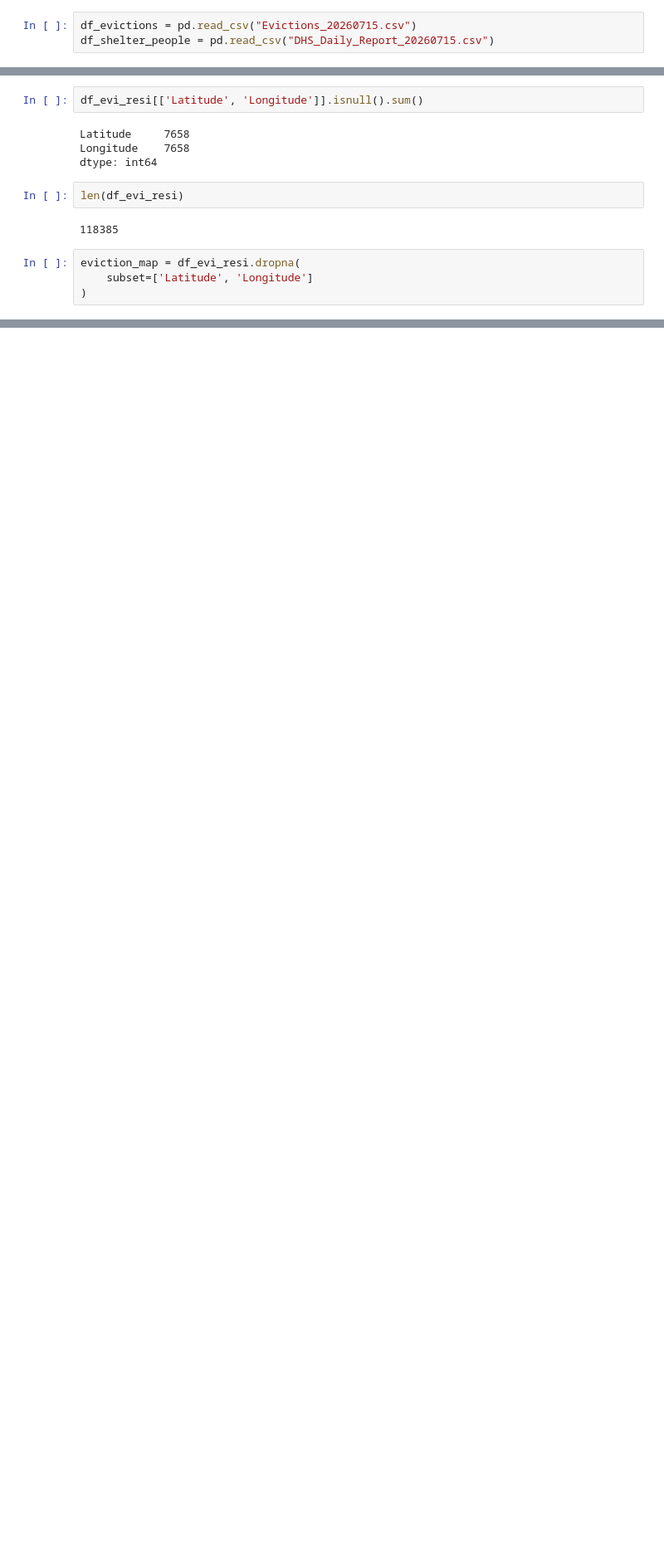
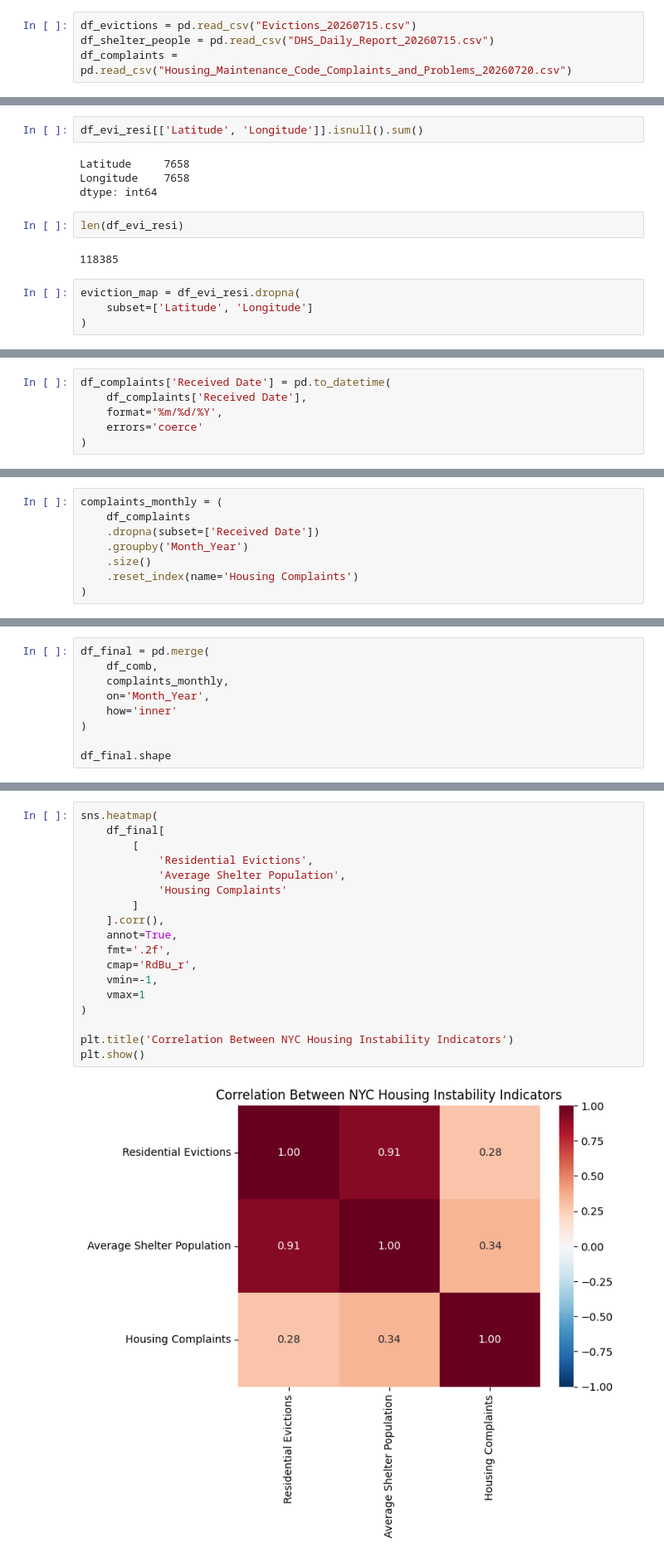
Before and after one commit to abs1106/Better-NY-Shelter-Buildings, a Jupyter notebook: nyc_shelter_data_proj/Untitled.ipynb, the cells around one changed output, grey strips where cells are left out. Shown at 83% size. Cells and saved outputs as stored; diff of their text form; blank space fills up the shorter version.

```diff
--- a/nyc_shelter_data_proj/Untitled.ipynb
+++ b/nyc_shelter_data_proj/Untitled.ipynb
@@ -19,6 +17,7 @@ NYC People in Homless shelters + Evictions
 # %%
 df_evictions = pd.read_csv("Evictions_20260715.csv")
 df_shelter_people = pd.read_csv("DHS_Daily_Report_20260715.csv")
+df_complaints = pd.read_csv("Housing_Maintenance_Code_Complaints_and_Problems_20260720.csv")
 # %%
 df_evictions
 # %% [output]
@@ -501,0 +558,6 @@ sns.scatterplot(
+# %%
+df_complaints['Received Date'] = pd.to_datetime(
+    df_complaints['Received Date'],
+    format='%m/%d/%Y',
+    errors='coerce'
+)
@@ -501,0 +575,8 @@ sns.scatterplot(
+# %%
+complaints_monthly = (
+    df_complaints
+    .dropna(subset=['Received Date'])
+    .groupby('Month_Year')
+    .size()
+    .reset_index(name='Housing Complaints')
+)
@@ -501,0 +601,9 @@ sns.scatterplot(
+# %%
+df_final = pd.merge(
+    df_comb,
+    complaints_monthly,
+    on='Month_Year',
+    how='inner'
+)
+
+df_final.shape
@@ -501,0 +623,20 @@ sns.scatterplot(
+# %%
+sns.heatmap(
+    df_final[
+        [
+            'Residential Evictions',
+            'Average Shelter Population',
+            'Housing Complaints'
+        ]
+    ].corr(),
+    annot=True,
+    fmt='.2f',
+    cmap='RdBu_r',
+    vmin=-1,
+    vmax=1
+)
+
+plt.title('Correlation Between NYC Housing Instability Indicators')
+plt.show()
+# %% [output]
+[figure, added]
```
Also changed, not shown: parts of 14 cells of this notebook, 1 other file.
